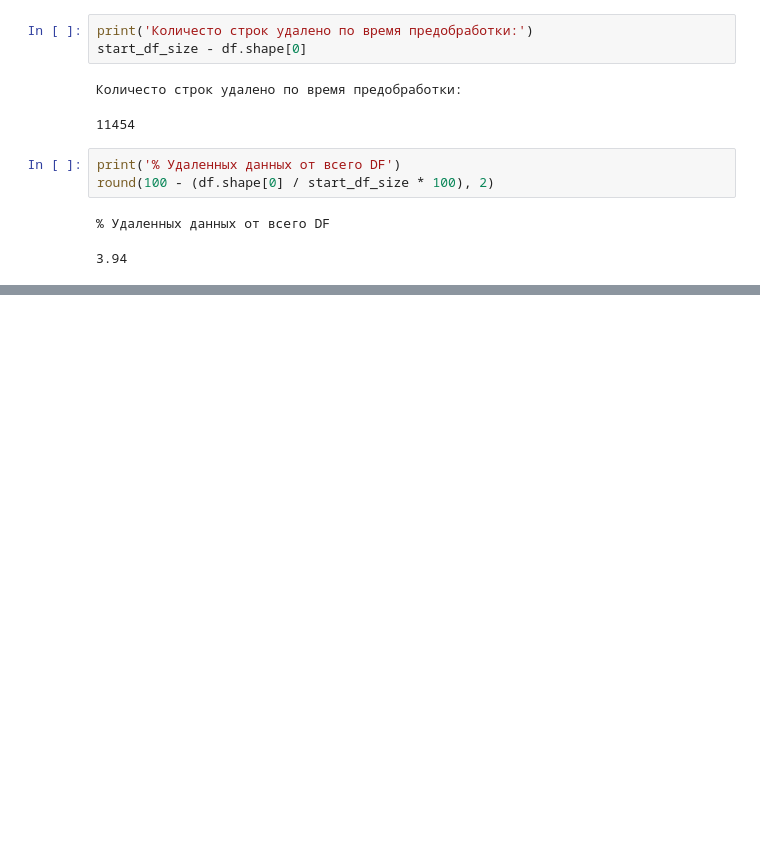
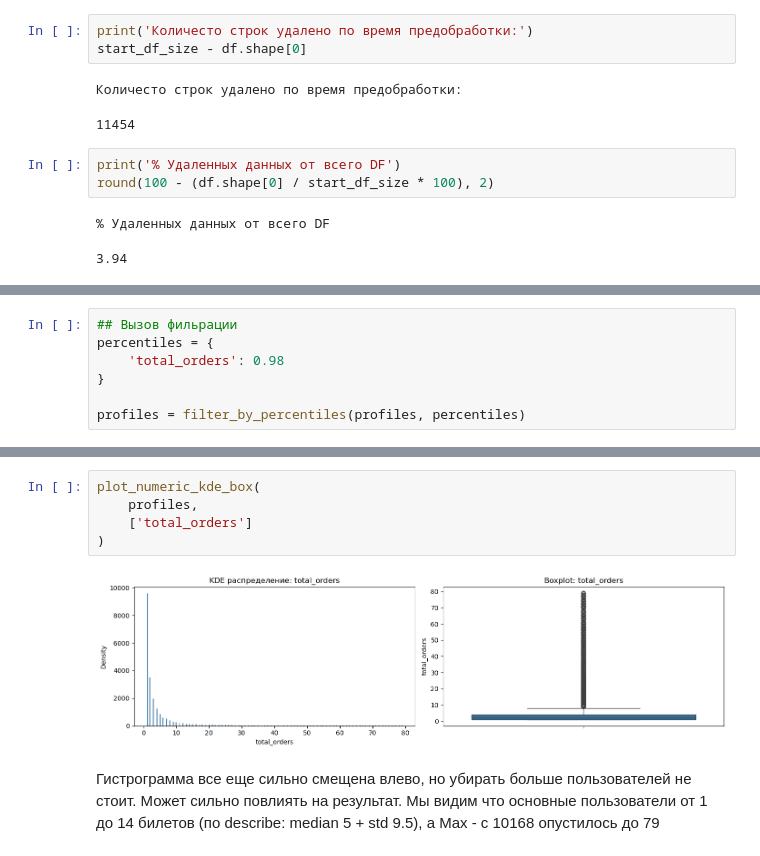
Before and after one commit to Beefeater84/yandex-practicum-data-scientist, a Jupyter notebook: sprint-12/notebooks/project.ipynb, the cells around one changed output, grey strips where cells are left out. Saved outputs shown, nothing was run; the diff lists cells and outputs as text; blank space fills up the shorter version.

```diff
--- a/sprint-12/notebooks/project.ipynb
+++ b/sprint-12/notebooks/project.ipynb
@@ -724,0 +879,7 @@ round(100 - (df.shape[0] / start_df_size * 100), 2)
+# %%
+## Вызов фильрации
+percentiles = {
+    'total_orders': 0.98
+}
+
+profiles = filter_by_percentiles(profiles, percentiles)
@@ -724,0 +905,9 @@ round(100 - (df.shape[0] / start_df_size * 100), 2)
+# %%
+plot_numeric_kde_box(
+    profiles,
+    ['total_orders']
+)
+# %% [output]
+[figure, added]
+# %% [markdown]
+Гистрограмма все еще сильно смещена влево, но убирать больше пользователей не стоит. Может сильно повлиять на результат. Мы видим что основные пользователи от 1 до 14 билетов (по describe: median 5 + std 9.5), а Max - c 10168 опустилось до 79
```
Also changed, not shown: parts of 29 cells of this notebook.
